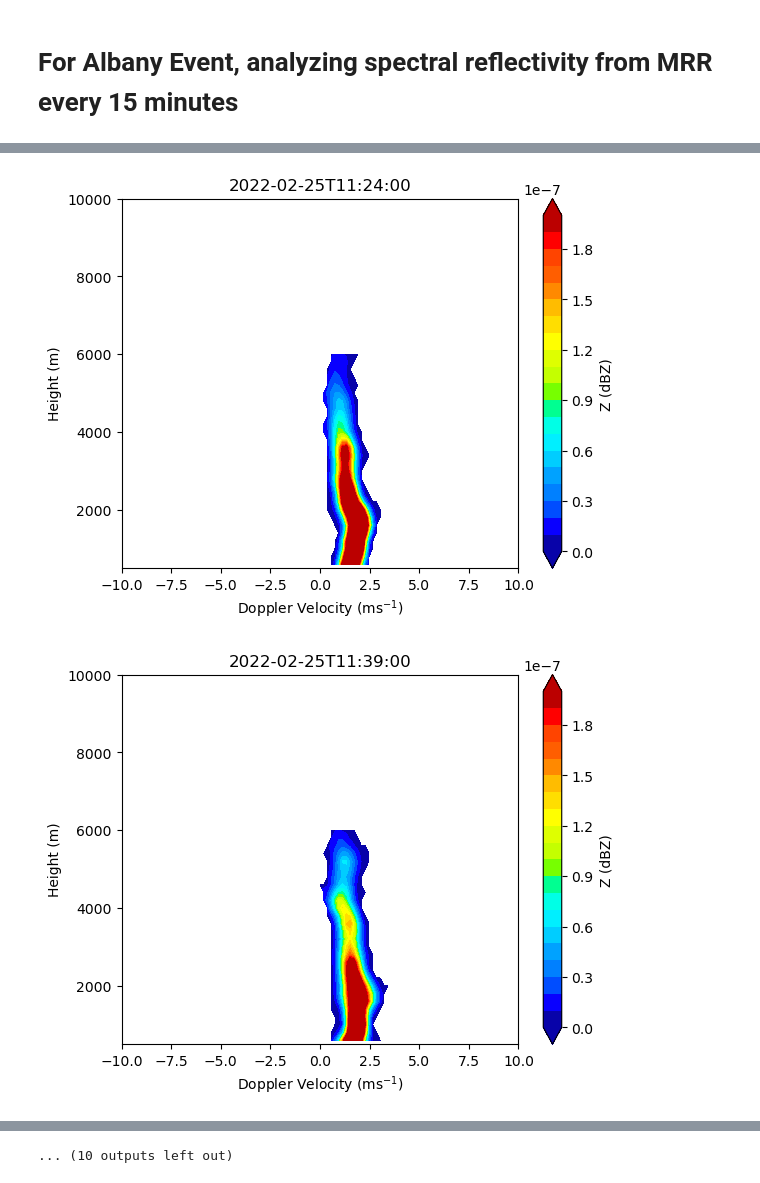
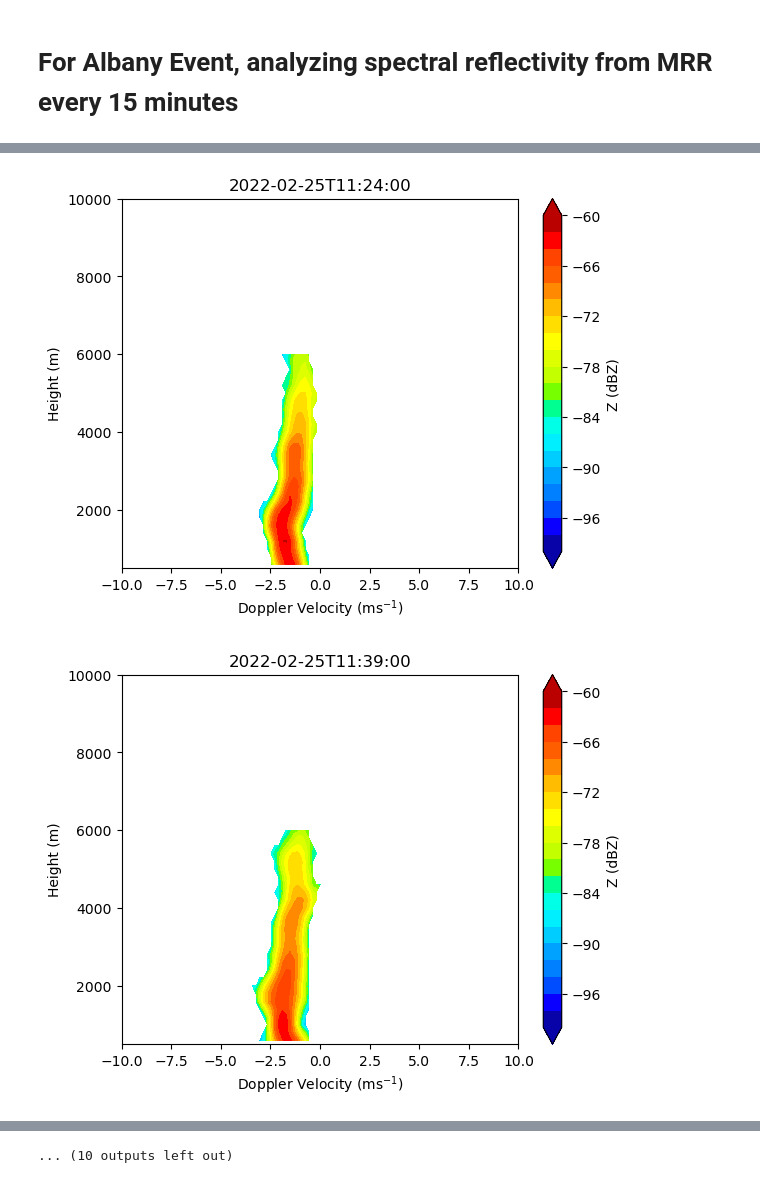
Before and after one commit to DevinMcAfee123/SIP, a Jupyter notebook: RaXPol Code.ipynb, the cells around one changed output, grey strips where cells are left out. Saved outputs shown, nothing was run; the diff lists cells and outputs as text; code cells hidden in the pictures.

Commit message:
Fixed doppler velocity plot

```diff
--- a/RaXPol Code.ipynb
+++ b/RaXPol Code.ipynb
@@ -362,9 +362,9 @@ for time in np.arange(np.datetime64('2022-02-25T09:39:00'), np.datetime64('2022-
                      np.timedelta64(15, 'm')):
 
     fig, axis = plt.subplots()
-    cs = axis.contourf(mrr['velocity'].data, mrr['height'].data[np.where(mrr['time'].data==time)[0][0],:], \
-                  sref[np.where(mrr['time'].data==time)[0][0]],\
-                 levels = np.linspace(0, 20e-8, 21), colors = colors, extend='both')
+    cs = axis.contourf(-mrr['velocity'].data, mrr['height'].data[np.where(mrr['time'].data==time)[0][0],:], \
+                  10*np.log10(sref[np.where(mrr['time'].data==time)[0][0]]),\
+                 levels = np.linspace(-100,-60, 21), colors = colors, extend='both')
     cbar = fig.colorbar(cs)
     cbar.ax.set_ylabel('Z (dBZ)')
 
@@ -388,2 +388,2 @@ for time in np.arange(np.datetime64('2022-02-25T09:39:00'), np.datetime64('2022-
-[figure, old version]
+[figure, new version]
-[figure, old version]
+[figure, new version]
```
Also changed, not shown: parts of 4 cells of this notebook.
